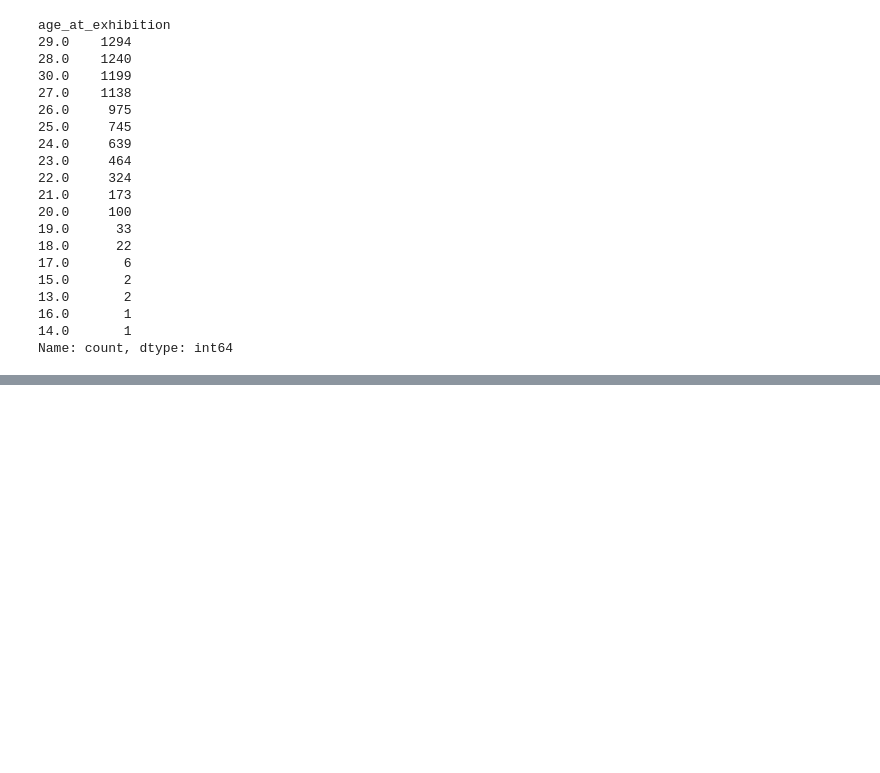
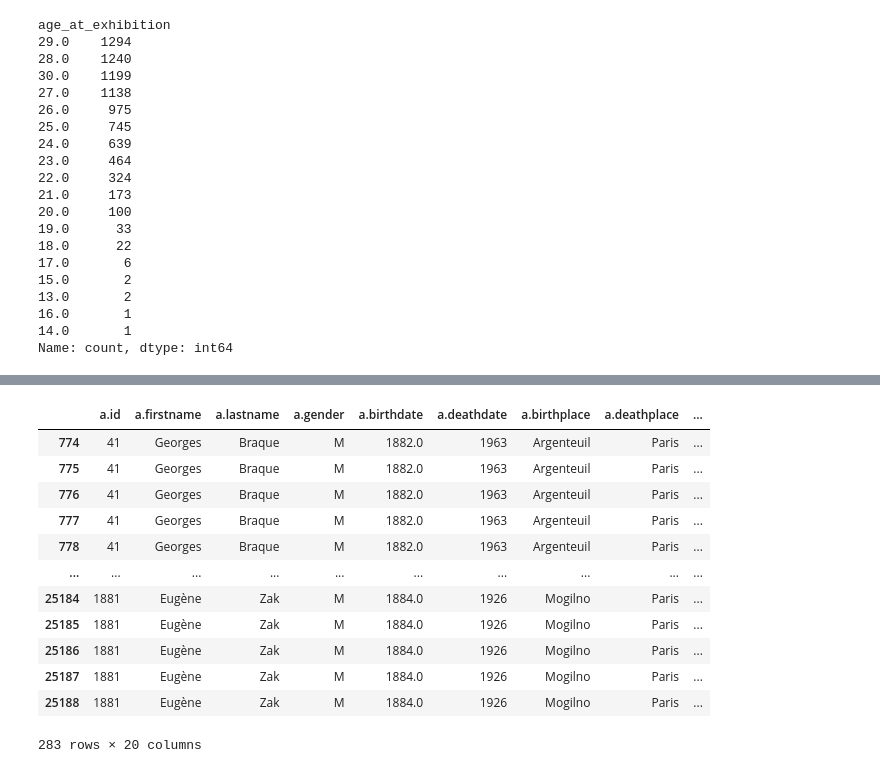
Before and after one commit to Annika-Loos/InfoVis_Group21, a Jupyter notebook: analysis.ipynb, the cells around one changed output, grey strips where cells are left out. Cells and saved outputs as stored; diff of their text form; code cells hidden in the pictures; blank space fills up the shorter version.

```diff
--- a/analysis.ipynb
+++ b/analysis.ipynb
@@ -362,0 +443,26 @@ Name: count, dtype: int64
+# %%
+artist_country_counts = df_filtered.groupby('a.id')['e.country'].nunique().reset_index(name='unique_country_count')
+
+# Get the artists who displayed in the most countries (e.g., top 20)
+top_international_artists = artist_country_counts.nlargest(10, 'unique_country_count')
+
+# Filter the original dataframe to include only rows of these top international artists
+top_international_artist_names = top_international_artists['a.id']
+top_international_rows = df_filtered[df_filtered['a.id'].isin(top_international_artist_names)]
+
+# Output or save the filtered rows
+top_international_rows
+# %% [output]
+|  | a.id | a.firstname | a.lastname | a.gender | a.birthdate | a.deathdate | a.birthplace | a.deathplace | ... |
+| 774 | 41 | Georges | Braque | M | 1882.0 | 1963 | Argenteuil | Paris | ... |
+| 775 | 41 | Georges | Braque | M | 1882.0 | 1963 | Argenteuil | Paris | ... |
+| 776 | 41 | Georges | Braque | M | 1882.0 | 1963 | Argenteuil | Paris | ... |
+| 777 | 41 | Georges | Braque | M | 1882.0 | 1963 | Argenteuil | Paris | ... |
+| 778 | 41 | Georges | Braque | M | 1882.0 | 1963 | Argenteuil | Paris | ... |
+| ... | ... | ... | ... | ... | ... | ... | ... | ... | ... |
+| 25184 | 1881 | Eugène | Zak | M | 1884.0 | 1926 | Mogilno | Paris | ... |
+| 25185 | 1881 | Eugène | Zak | M | 1884.0 | 1926 | Mogilno | Paris | ... |
+| 25186 | 1881 | Eugène | Zak | M | 1884.0 | 1926 | Mogilno | Paris | ... |
+| 25187 | 1881 | Eugène | Zak | M | 1884.0 | 1926 | Mogilno | Paris | ... |
+| 25188 | 1881 | Eugène | Zak | M | 1884.0 | 1926 | Mogilno | Paris | ... |
+283 rows × 20 columns
```
Also changed, not shown: parts of 7 cells of this notebook.
